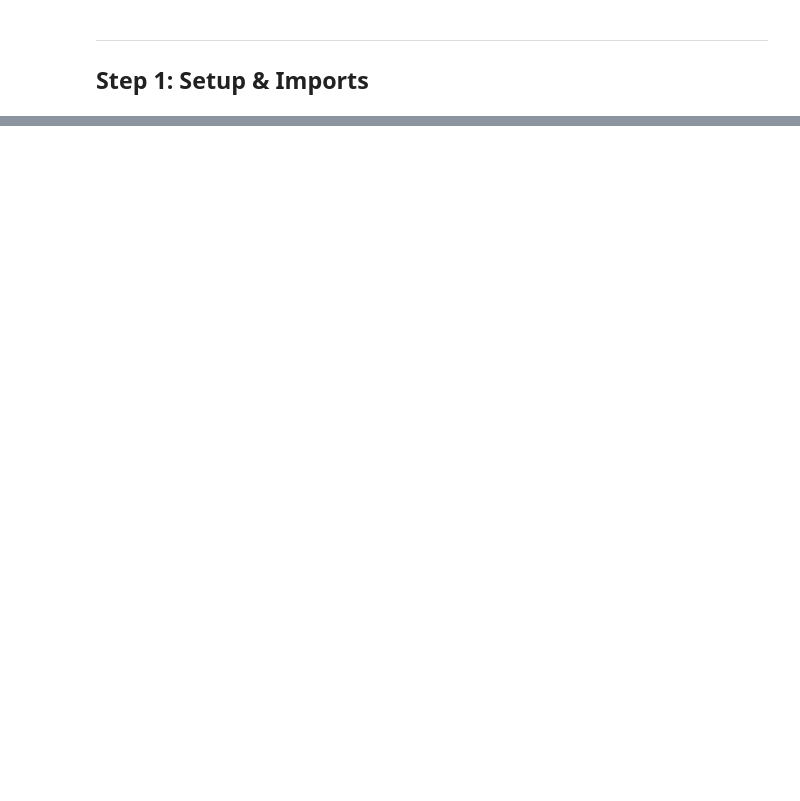
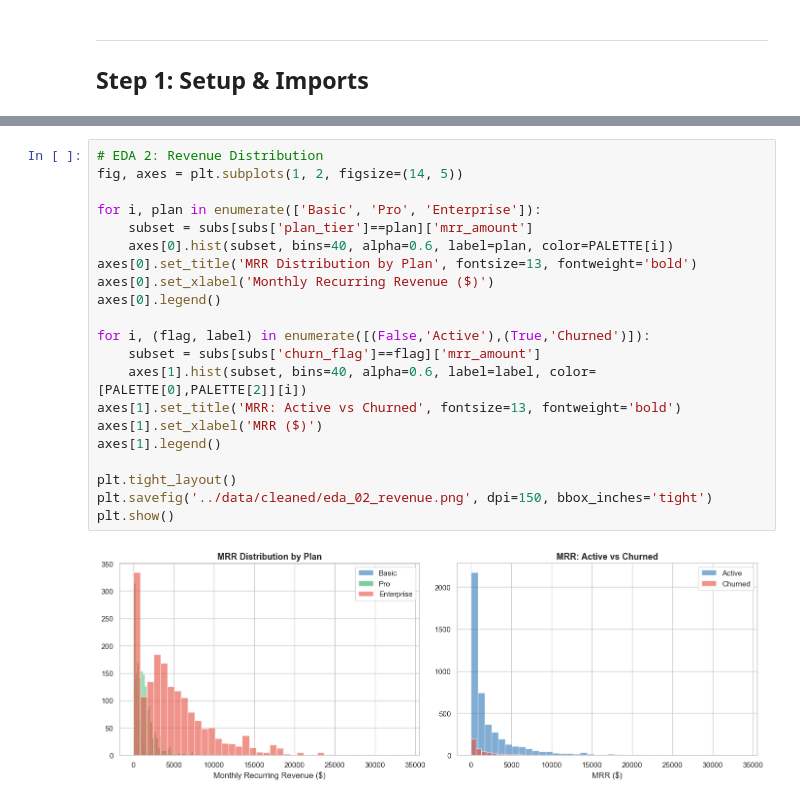
Before and after one commit to sjaivaranasi/SaaS-Product-Engagement-Analysis, a Jupyter notebook: notebooks/01_data_cleaning_eda.ipynb, the cells around one changed output, grey strips where cells are left out. Cells and saved outputs as stored; diff of their text form; blank space fills up the shorter version.

```diff
--- a/notebooks/01_data_cleaning_eda.ipynb
+++ b/notebooks/01_data_cleaning_eda.ipynb
@@ -293,0 +378,23 @@ print('  4. Build dashboard views')
+# %%
+# EDA 2: Revenue Distribution
+fig, axes = plt.subplots(1, 2, figsize=(14, 5))
+
+for i, plan in enumerate(['Basic', 'Pro', 'Enterprise']):
+    subset = subs[subs['plan_tier']==plan]['mrr_amount']
+    axes[0].hist(subset, bins=40, alpha=0.6, label=plan, color=PALETTE[i])
+axes[0].set_title('MRR Distribution by Plan', fontsize=13, fontweight='bold')
+axes[0].set_xlabel('Monthly Recurring Revenue ($)')
+axes[0].legend()
+
+for i, (flag, label) in enumerate([(False,'Active'),(True,'Churned')]):
+    subset = subs[subs['churn_flag']==flag]['mrr_amount']
+    axes[1].hist(subset, bins=40, alpha=0.6, label=label, color=[PALETTE[0],PALETTE[2]][i])
+axes[1].set_title('MRR: Active vs Churned', fontsize=13, fontweight='bold')
+axes[1].set_xlabel('MRR ($)')
+axes[1].legend()
+
+plt.tight_layout()
+plt.savefig('../data/cleaned/eda_02_revenue.png', dpi=150, bbox_inches='tight')
+plt.show()
+# %% [output]
+[figure, added]
```
Also changed, not shown: parts of 46 cells of this notebook, 14 other files.
